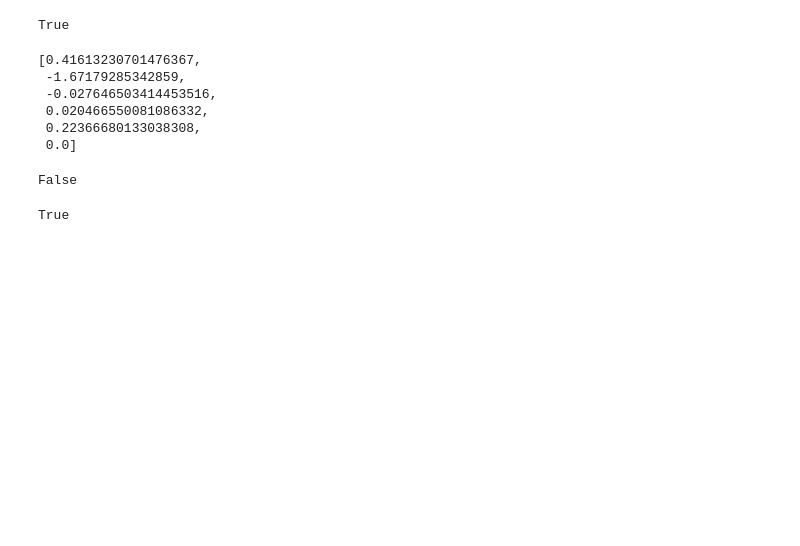
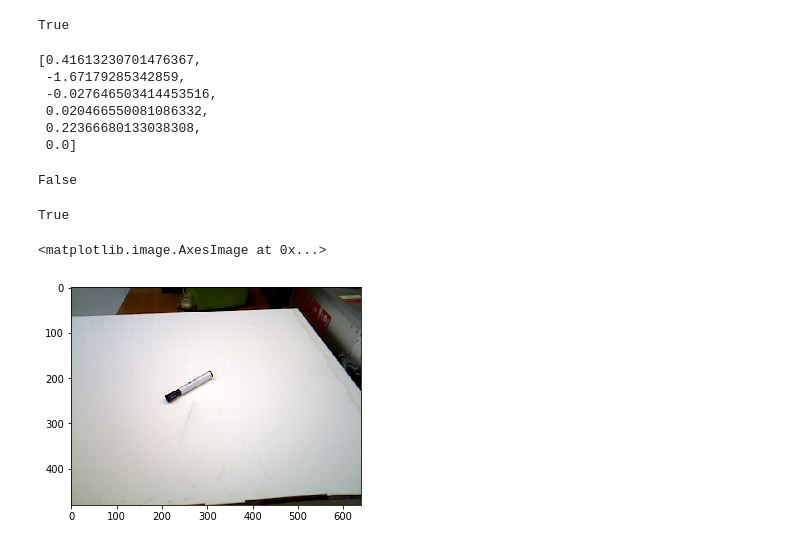
Before and after one commit to takeshi-pumas/takeshi_notebooks, a Jupyter notebook: notebooks/10_moveit_floor_whole.ipynb, the cells around one changed output. Cells and saved outputs as stored; diff of their text form; code cells hidden in the pictures; blank space fills up the shorter version.

```diff
--- a/notebooks/10_moveit_floor_whole.ipynb
+++ b/notebooks/10_moveit_floor_whole.ipynb
@@ -485,0 +593,5 @@ True
+# %%
+plt.imshow(rgbd.get_image())
+# %% [output]
+<matplotlib.image.AxesImage at 0x...>
+[figure, added]
```
Also changed, not shown: parts of 40 cells of this notebook, 9 other files.
